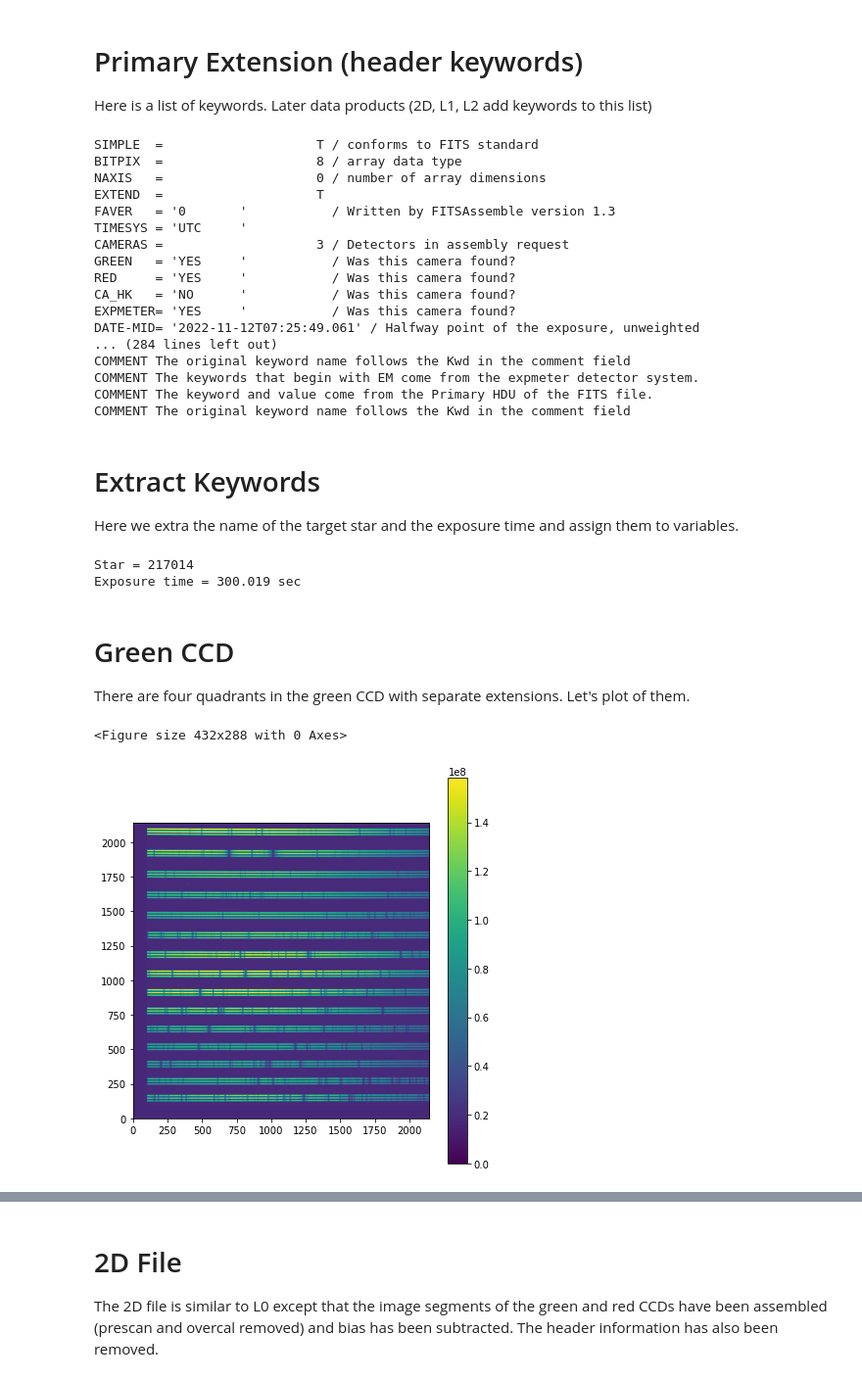
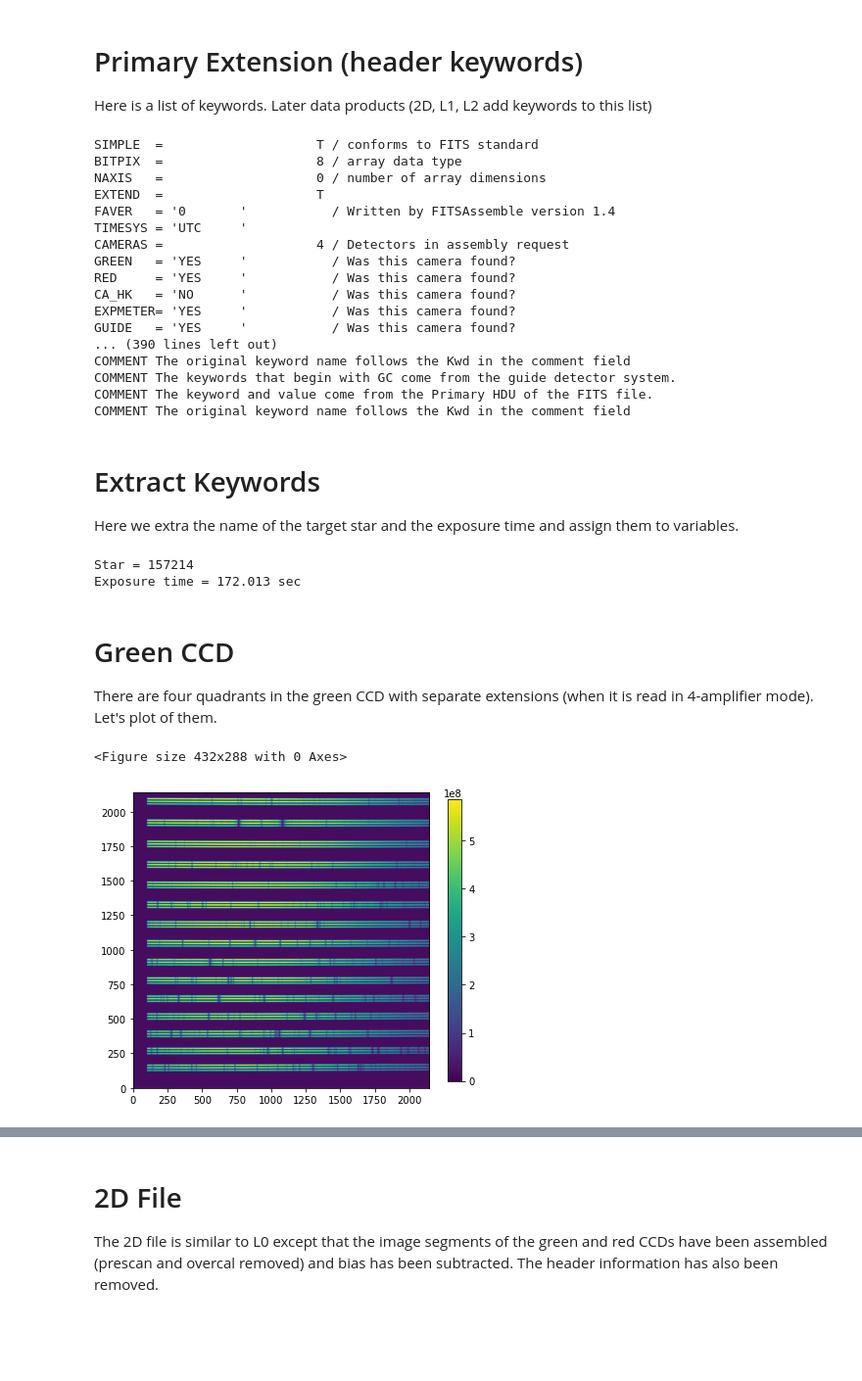
Before and after one commit to Keck-DataReductionPipelines/KPF-Pipeline, a Jupyter notebook: docs/source/tutorials/KPF_Data_Tutorial_L0_and_2D.ipynb, the cells around one changed output, grey strips where cells are left out. Shown at 98% size. Cells and saved outputs as stored; diff of their text form; code cells hidden in the pictures; blank space fills up the shorter version.

```diff
--- a/docs/source/tutorials/KPF_Data_Tutorial_L0_and_2D.ipynb
+++ b/docs/source/tutorials/KPF_Data_Tutorial_L0_and_2D.ipynb
@@ -12,7 +12,9 @@ from astropy.table import Table
 One needs to have the L0 file KP.20221112.26598.92.fits and the 2D file KP.20221112.26598.92_2D.fits in the data/ directory of the folder from which this notebook is running.  These files can be downloaded from Jump or shrek.caltech.edu.  Note that as of 11/23/2022, the 2D file will have the name KP.20221112.26598.92.fits and will need to be renamed KP.20221112.26598.92_2D.fits for the code below to work.  One can also modify the code below to work with other files or paths.
 # %%
 L0_data_dir = 'data/'
-ObsID = 'KP.20221112.26598.92' # Commissioning Spectrum of 51 Pegasi
+#ObsID = 'KP.20230615.53679.85' # Spectrum of HD 219134
+ObsID = 'KP.20230611.30570.89' # Spectrum of HD 157214
+#ObsID = 'KP.20221112.26598.92' # Commissioning Spectrum of 51 Pegasi
 L0_file = L0_data_dir + ObsID + '.fits'
 D2_file = L0_data_dir + ObsID + '_2D.fits' # 2D file (which needs to be renamed with '_2D' appended)
 # %% [markdown]
@@ -49,17 +53,17 @@ SIMPLE  =                    T / conforms to FITS standard
 BITPIX  =                    8 / array data type
 NAXIS   =                    0 / number of array dimensions
 EXTEND  =                    T
-FAVER   = '0       '           / Written by FITSAssemble version 1.3
+FAVER   = '0       '           / Written by FITSAssemble version 1.4
 TIMESYS = 'UTC     '
-CAMERAS =                    3 / Detectors in assembly request
+CAMERAS =                    4 / Detectors in assembly request
 GREEN   = 'YES     '           / Was this camera found?
 RED     = 'YES     '           / Was this camera found?
 CA_HK   = 'NO      '           / Was this camera found?
 EXPMETER= 'YES     '           / Was this camera found?
-DATE-MID= '2022-11-12T07:25:49.061' / Halfway point of the exposure, unweighted
-... (284 lines left out)
+GUIDE   = 'YES     '           / Was this camera found?
+... (390 lines left out)
 COMMENT The original keyword name follows the Kwd in the comment field
-COMMENT The keywords that begin with EM come from the expmeter detector system.
+COMMENT The keywords that begin with GC come from the guide detector system.
 COMMENT The keyword and value come from the Primary HDU of the FITS file.
 COMMENT The original keyword name follows the Kwd in the comment field
 # %% [markdown]
@@ -71,20 +75,20 @@ Texp = L0['PRIMARY'].header['GRELAPS'] # actually, this is the green CCD exposur
 print('Star = ' + starname)
 print('Exposure time = ' + str(Texp) + ' sec')
 # %% [output]
-Star = 217014
-Exposure time = 300.019 sec
+Star = 157214
+Exposure time = 172.013 sec
 # %% [markdown]
 # Green CCD
-There are four quadrants in the green CCD with separate extensions. Let's plot of them.
+There are four quadrants in the green CCD with separate extensions (when it is read in 4-amplifier mode). Let's plot of them.
 # %%
 plt.figure(tight_layout=True)
 plt.figure(figsize=(6, 6), tight_layout=True)
 plt.imshow(L0['GREEN_AMP4'].data, cmap='viridis', origin='lower', vmin=0, vmax=np.percentile(L0['GREEN_AMP4'].data,99))
-plt.colorbar()
+plt.colorbar(shrink=0.7)
 plt.grid(False)
 plt.show()
 # %% [output]
 <Figure size 432x288 with 0 Axes>
-[figure, old version]
+[figure, new version]
 # %% [markdown]
 # Red CCD
```
Also changed, not shown: parts of 26 cells of this notebook.
